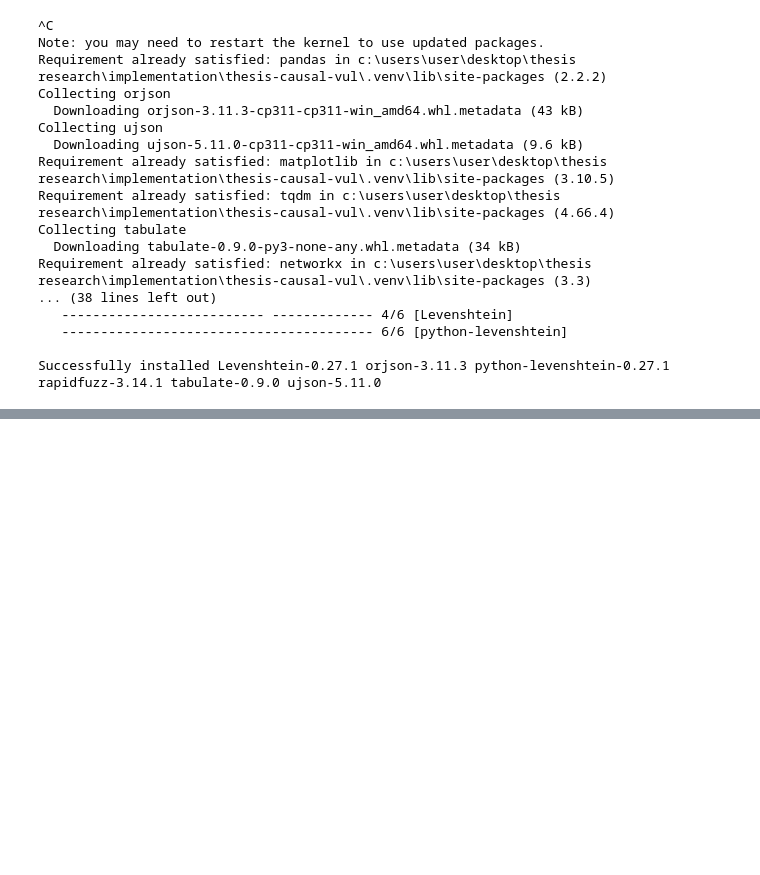
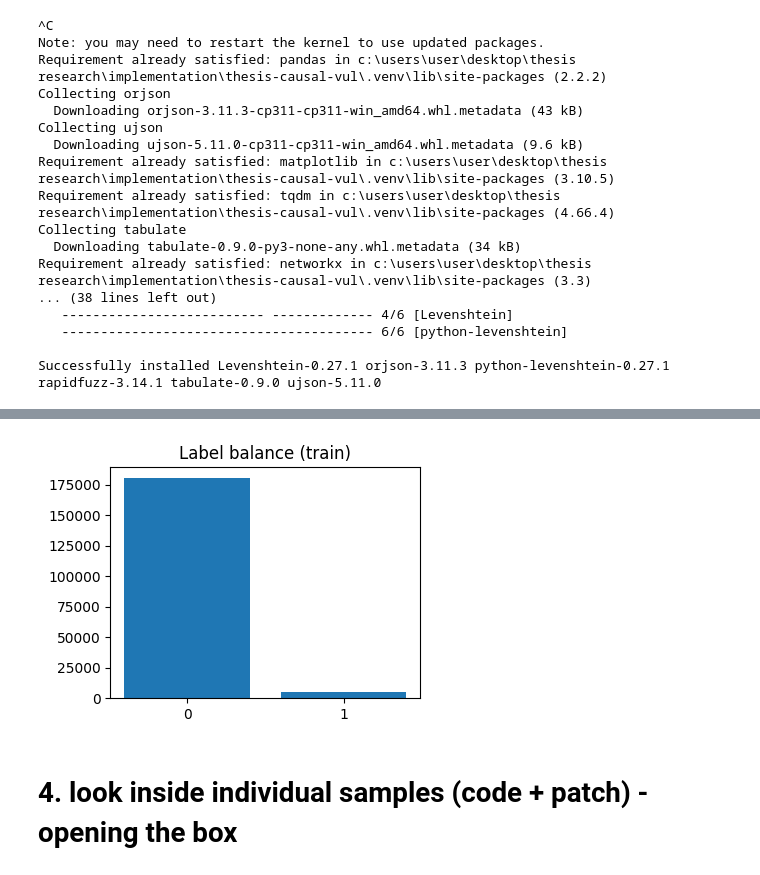
Before and after one commit to isuvo/Thesis_Causalchain, a Jupyter notebook: notebooks/01_ReposVul.ipynb, the cells around one changed output, grey strips where cells are left out. Drawn from its saved outputs; the diff is of its cells as text; code cells hidden in the pictures; blank space fills up the shorter version.

```diff
--- a/notebooks/01_ReposVul.ipynb
+++ b/notebooks/01_ReposVul.ipynb
@@ -30,7 +30,7 @@ import networkx as nx
 from collections import Counter, defaultdict
 from tqdm import tqdm
 
-DATA_DIR = Path(r"data/dataset/ReposVul_c_cpp")
+DATA_DIR = Path(r"../data/dataset/ReposVul_c_cpp")
 
 FILES = {
     "train": DATA_DIR / "train_c_cpp_repository2.jsonl",
@@ -38,5 +38,5 @@ FILES = {
     "test" : DATA_DIR / "test_c_cpp_repository2.jsonl",
 }
 for split, p in FILES.items():
-    assert p.exists(), f"Missing: {split} â†’ {p}"
+    assert p.exists(), f"Missing: {split} → {p}"
 print("All files exist.")
@@ -83,0 +1145,29 @@ for split, fp in FILES.items():
+# %%
+CAND_LABEL = re.compile(r"(label|is_?vuln|vulnerable|target|y\b)", re.I)
+CAND_LANG  = re.compile(r"(lang|language)", re.I)
+CAND_CWE   = re.compile(r"(cwe)", re.I)
+CAND_CVE   = re.compile(r"(cve)", re.I)
+CAND_REPO  = re.compile(r"(repo|project|owner)", re.I)
+CAND_PATH  = re.compile(r"(path|file|filename)", re.I)
+
+def pick_field(d: dict, rx: re.Pattern):
+    for k in d.keys():
+        if rx.search(k):
+            return k
+    return None
+
+def scan_fields(fp: Path, sample_n=5000):
+    label_key=lang_key=cwe_key=cve_key=repo_key=path_key=None
+    for i, rec in enumerate(stream_jsonl(fp), 1):
+        label_key = label_key or pick_field(rec, CAND_LABEL)
+        lang_key  = lang_key  or pick_field(rec, CAND_LANG)
+        cwe_key   = cwe_key   or pick_field(rec, CAND_CWE)
+        cve_key   = cve_key   or pick_field(rec, CAND_CVE)
+        repo_key  = repo_key  or pick_field(rec, CAND_REPO)
+        path_key  = path_key  or pick_field(rec, CAND_PATH)
+        if all([label_key, lang_key, cwe_key, cve_key, repo_key, path_key]) or i>=sample_n:
+            break
+    return dict(label_key=label_key, lang_key=lang_key, cwe_key=cwe_key, cve_key=cve_key, repo_key=repo_key, path_key=path_key)
+
+FIELD_MAP = scan_fields(FILES["train"])
+FIELD_MAP
@@ -83,0 +1267,16 @@ for split, fp in FILES.items():
+# %%
+# Example: label balance in train
+lab_counts = Counter()
+labk = FIELD_MAP["label_key"]
+for rec in stream_jsonl(FILES["train"]):
+    if labk and labk in rec:
+        lab_counts[normalize_label(rec[labk])] += 1
+
+plt.figure(figsize=(4,3))
+plt.bar([str(k) for k in lab_counts.keys()], list(lab_counts.values()))
+plt.title("Label balance (train)")
+plt.show()
+# %% [output]
+[figure, added]
+# %% [markdown]
+# 4. look inside individual samples (code + patch) - opening the box
```
Also changed, not shown: parts of 35 cells of this notebook, 1 other file.
